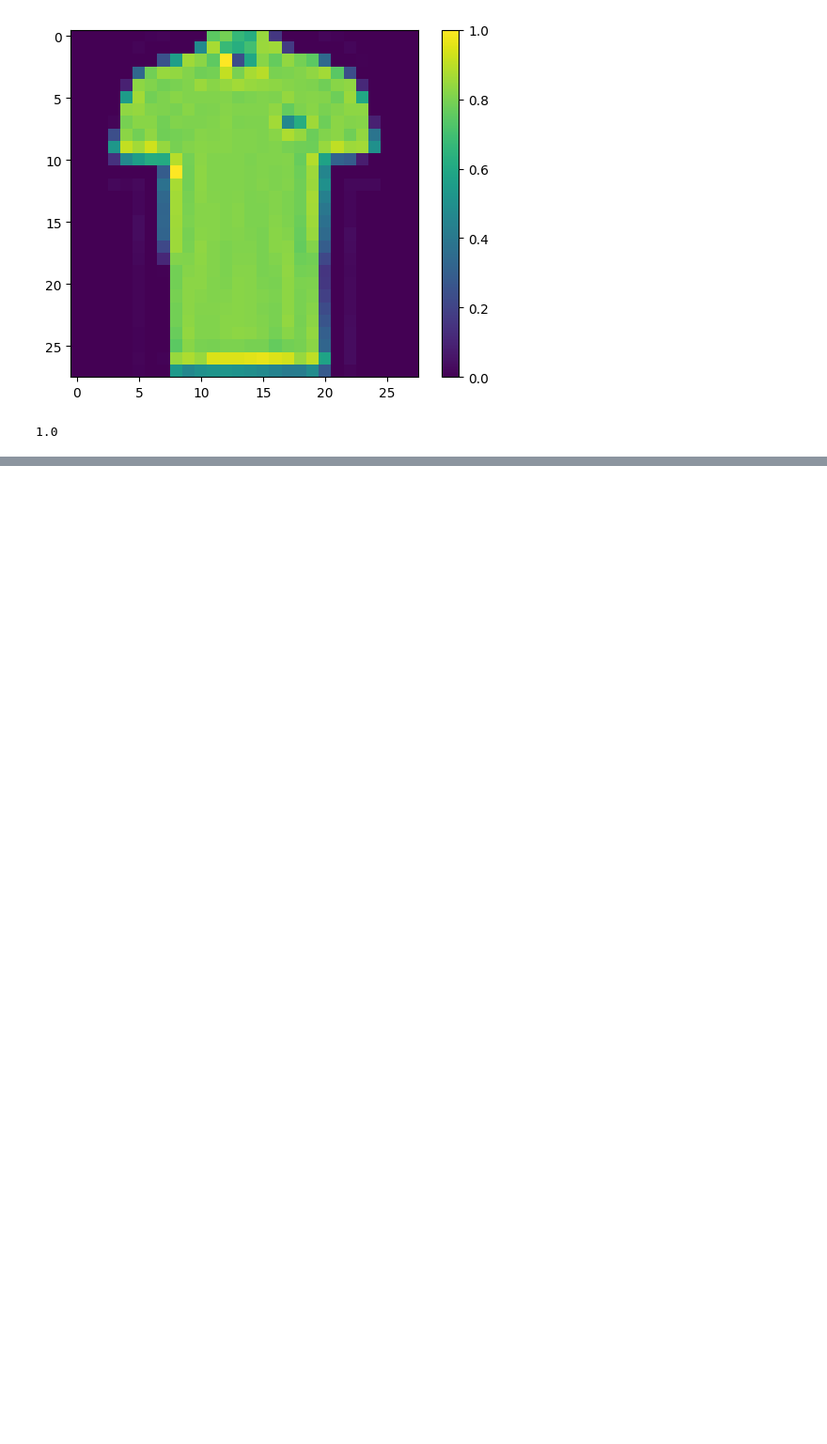
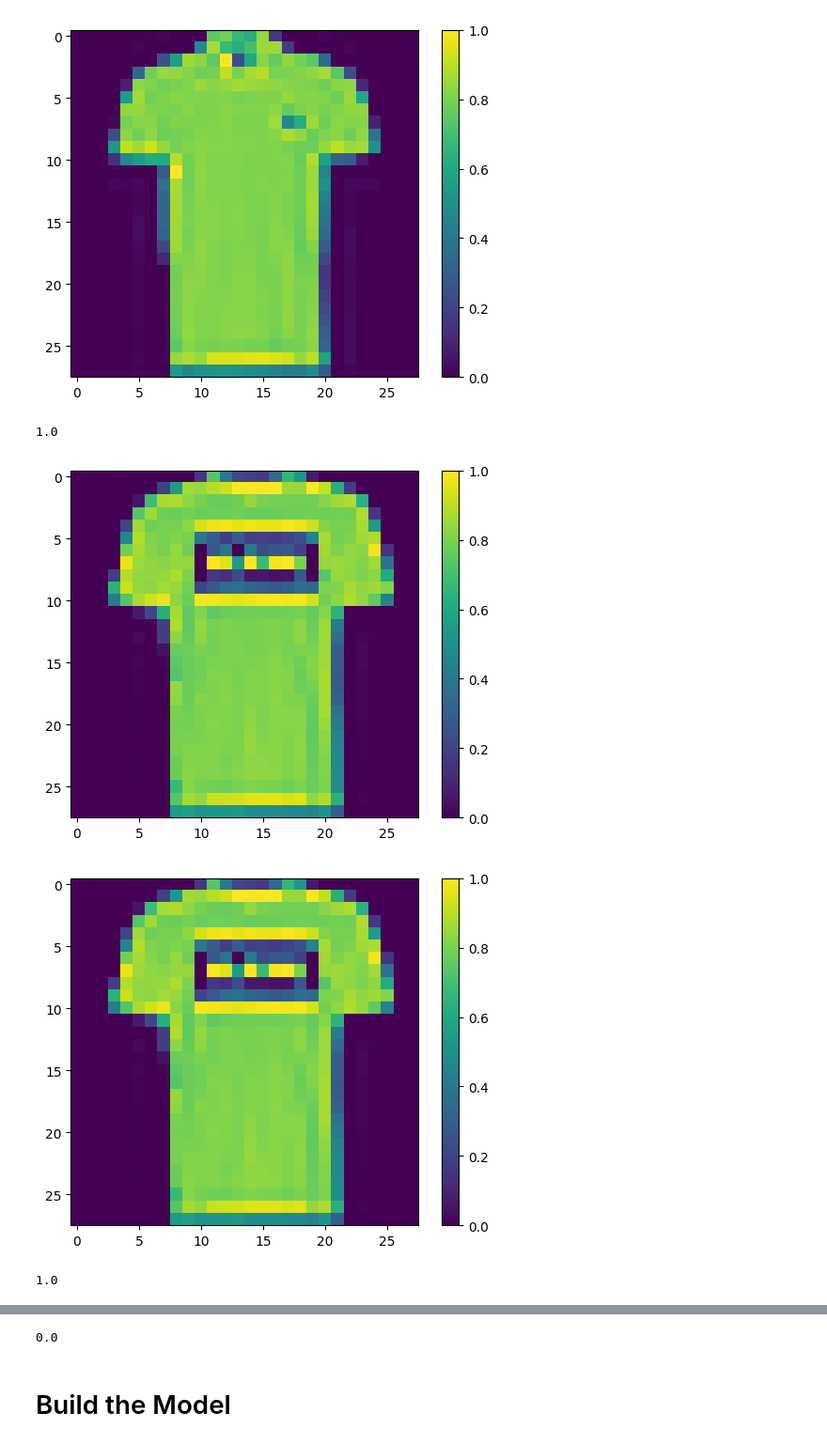
Before and after one commit to yeesem/Deep_Learning, a Jupyter notebook: Siamese_Network.ipynb, the cells around one changed output, grey strips where cells are left out. Shown at 94% size. Saved outputs shown, nothing was run; the diff lists cells and outputs as text; code cells hidden in the pictures; blank space fills up the shorter version.

```diff
--- a/Siamese_Network.ipynb
+++ b/Siamese_Network.ipynb
@@ -78,3 +79,18 @@ print(ts_y[this_pair])
 [figure]
 [figure]
 1.0
+# %%
+# Print other pairs
+show_image(tr_pairs[:,0][0])
+show_image(tr_pairs[:,0][1])
+print(ts_y[0])
+
+print()
+
+show_image(tr_pairs[:,1][0])
+show_image(tr_pairs[:,1][1])
+print(ts_y[1])
+# %% [output]
+[figure, added]
+[figure, added]
+1.0
@@ -80,0 +99,3 @@ print(ts_y[this_pair])
+0.0
+# %% [markdown]
+# Build the Model
```
Also changed, not shown: parts of 3 cells of this notebook.
